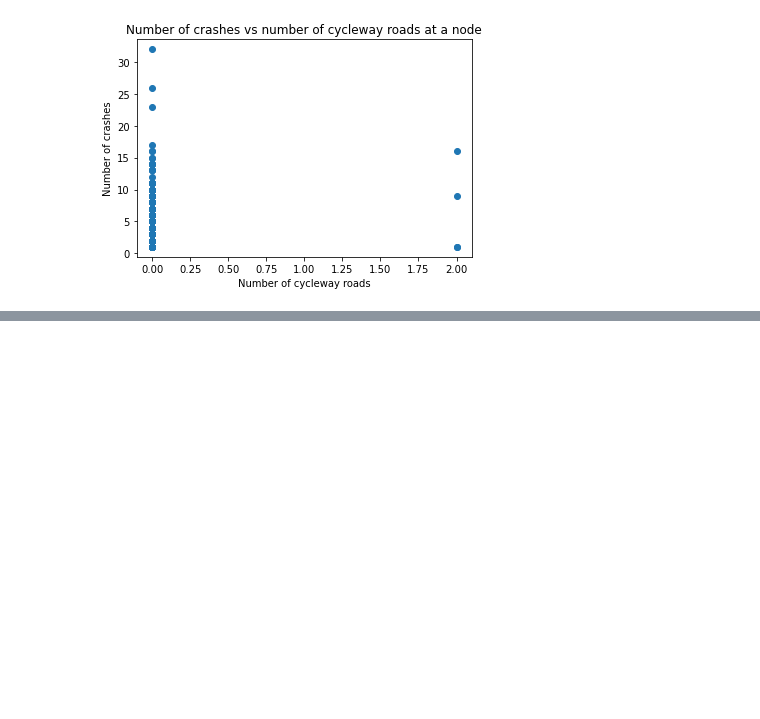
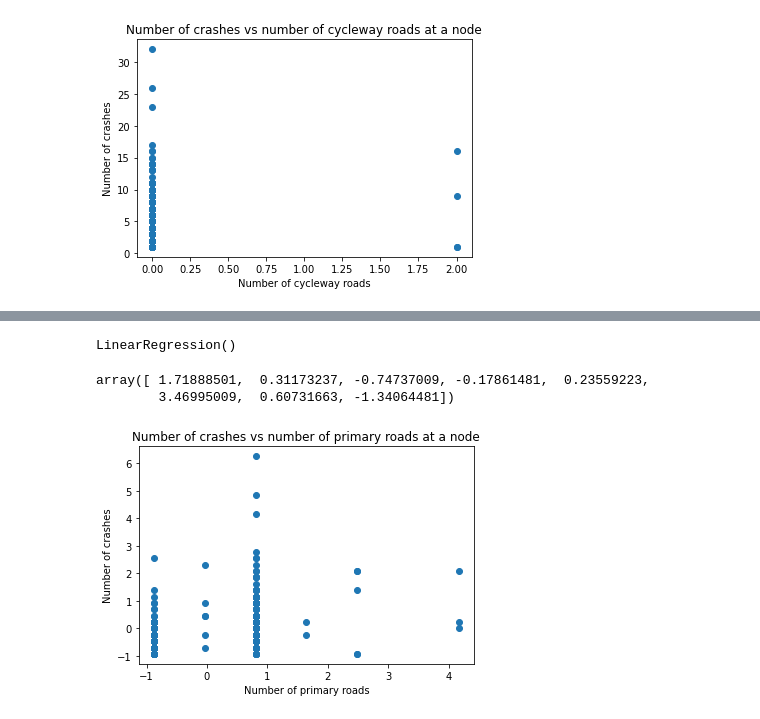
Before and after one commit to clyman23/spoke, a Jupyter notebook: notebooks/conorlyman/baseline-danger-metric.ipynb, the cells around one changed output, grey strips where cells are left out. Cells and saved outputs as stored; diff of their text form; code cells hidden in the pictures; blank space fills up the shorter version.

Commit message:
Normalizes data

```diff
--- a/notebooks/conorlyman/baseline-danger-metric.ipynb
+++ b/notebooks/conorlyman/baseline-danger-metric.ipynb
@@ -246,0 +251,25 @@ plt.show()
+# %%
+scaler = StandardScaler()
+# %%
+normalized_crashes = scaler.fit_transform(all_node_crash_attrs_df)
+# %%
+normalized_crashes = pd.DataFrame(normalized_crashes, columns=all_node_crash_attrs_df.columns)
+# %%
+reg_normalized = LinearRegression()
+reg_normalized.fit(normalized_crashes.drop("num_crashes", axis=1), normalized_crashes["num_crashes"])
+# %% [output]
+LinearRegression()
+# %%
+reg.coef_
+# %% [output]
+array([ 1.71888501,  0.31173237, -0.74737009, -0.17861481,  0.23559223,
+        3.46995009,  0.60731663, -1.34064481])
+# %%
+plt.figure()
+plt.scatter(normalized_crashes["primary"], normalized_crashes["num_crashes"])
+plt.title("Number of crashes vs number of primary roads at a node")
+plt.xlabel("Number of primary roads")
+plt.ylabel("Number of crashes")
+plt.show()
+# %% [output]
+[figure, added]
```
Also changed, not shown: parts of 2 cells of this notebook.
